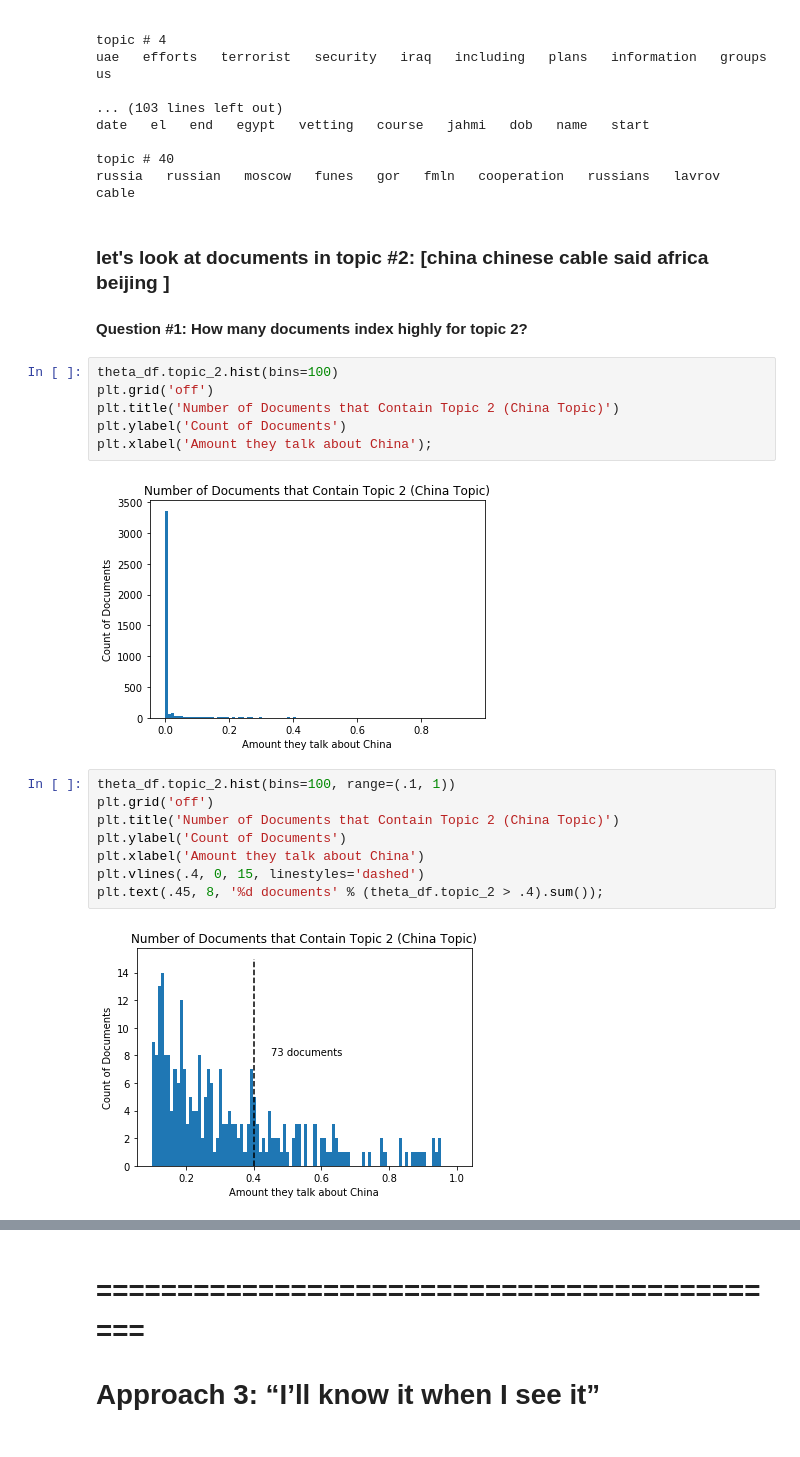
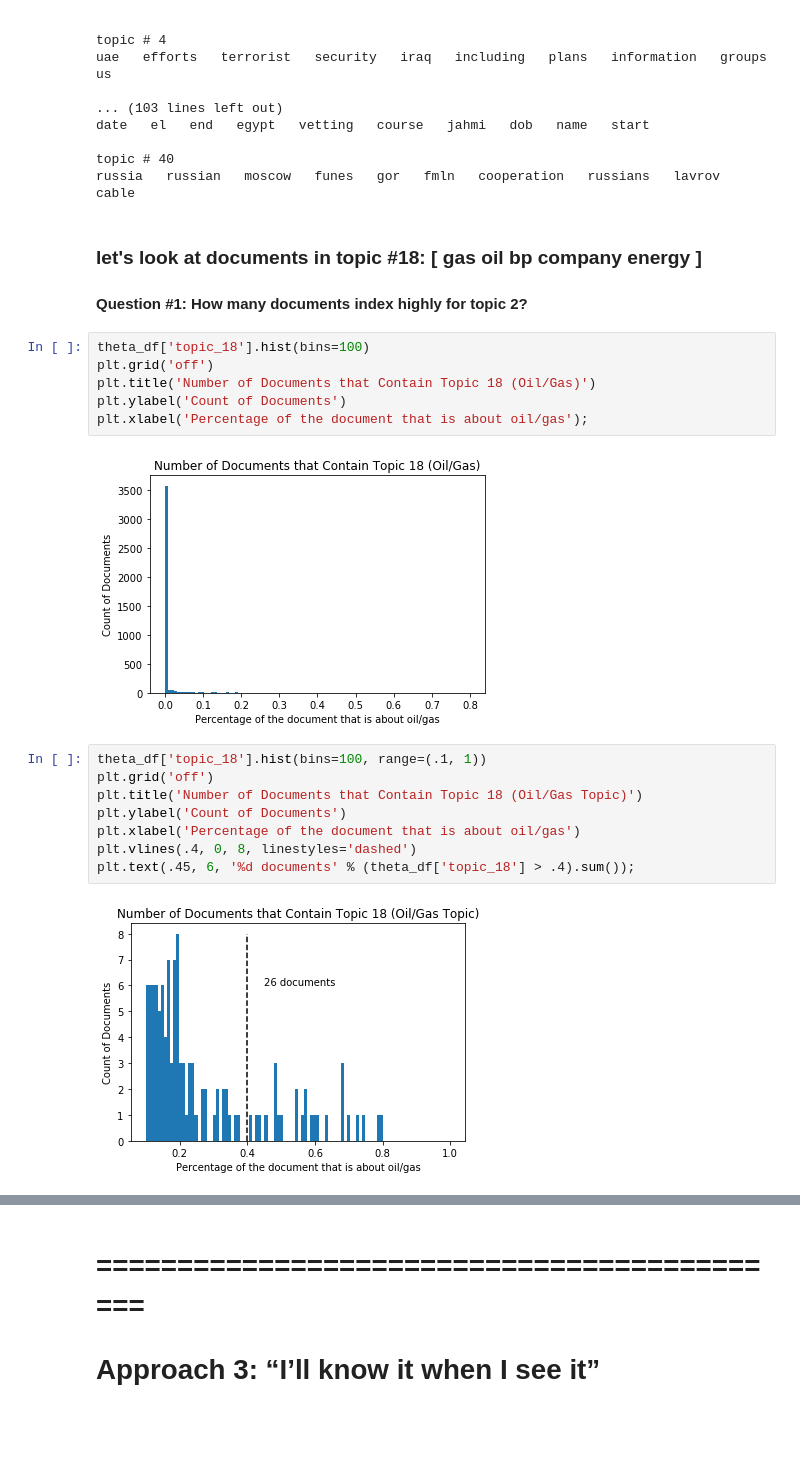
Before and after one commit to alex2awesome/investigative-reporting-lecture, a Jupyter notebook: 2017-12-01__demo.ipynb, the cells around one changed output, grey strips where cells are left out. Saved outputs shown, nothing was run; the diff lists cells and outputs as text.

```diff
--- a/2017-12-01__demo.ipynb
+++ b/2017-12-01__demo.ipynb
@@ -316,25 +316,25 @@ date   el   end   egypt   vetting   course   jahmi   dob   name   start
 topic # 40
 russia   russian   moscow   funes   gor   fmln   cooperation   russians   lavrov   cable
 # %% [markdown]
-### let's look at documents in topic #2: [china   chinese   cable   said   africa   beijing ]
+### let's look at documents in topic #18: [ gas   oil   bp   company   energy ]
 
 #### Question #1: How many documents index highly for topic 2?
 # %%
-theta_df.topic_2.hist(bins=100)
+theta_df['topic_18'].hist(bins=100)
 plt.grid('off')
-plt.title('Number of Documents that Contain Topic 2 (China Topic)')
+plt.title('Number of Documents that Contain Topic 18 (Oil/Gas)')
 plt.ylabel('Count of Documents')
-plt.xlabel('Amount they talk about China');
+plt.xlabel('Percentage of the document that is about oil/gas');
 # %% [output]
-[figure, old version]
+[figure, new version]
 # %%
-theta_df.topic_2.hist(bins=100, range=(.1, 1))
+theta_df['topic_18'].hist(bins=100, range=(.1, 1))
 plt.grid('off')
-plt.title('Number of Documents that Contain Topic 2 (China Topic)')
+plt.title('Number of Documents that Contain Topic 18 (Oil/Gas Topic)')
 plt.ylabel('Count of Documents')
-plt.xlabel('Amount they talk about China')
-plt.vlines(.4, 0, 15, linestyles='dashed')
-plt.text(.45, 8, '%d documents' % (theta_df.topic_2 > .4).sum());
+plt.xlabel('Percentage of the document that is about oil/gas')
+plt.vlines(.4, 0, 8, linestyles='dashed')
+plt.text(.45, 6, '%d documents' % (theta_df['topic_18'] > .4).sum());
 # %% [output]
-[figure, old version]
+[figure, new version]
 # %%
```
Also changed, not shown: parts of 2 cells of this notebook.
